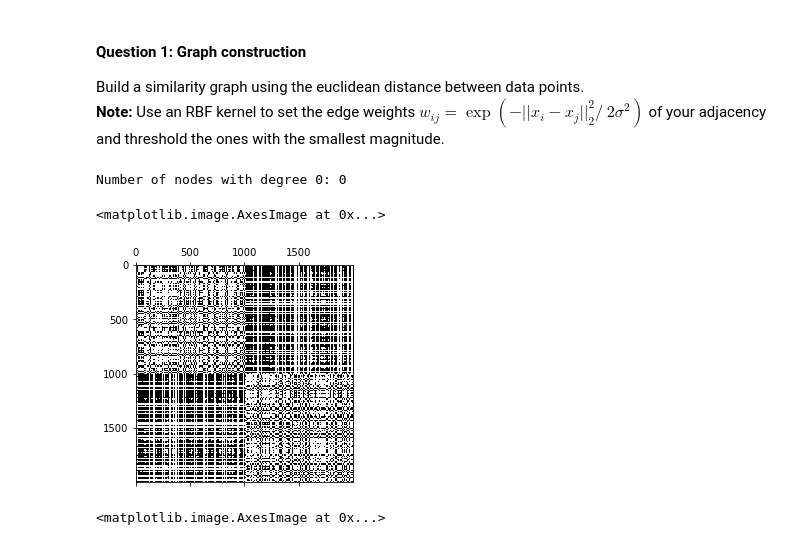
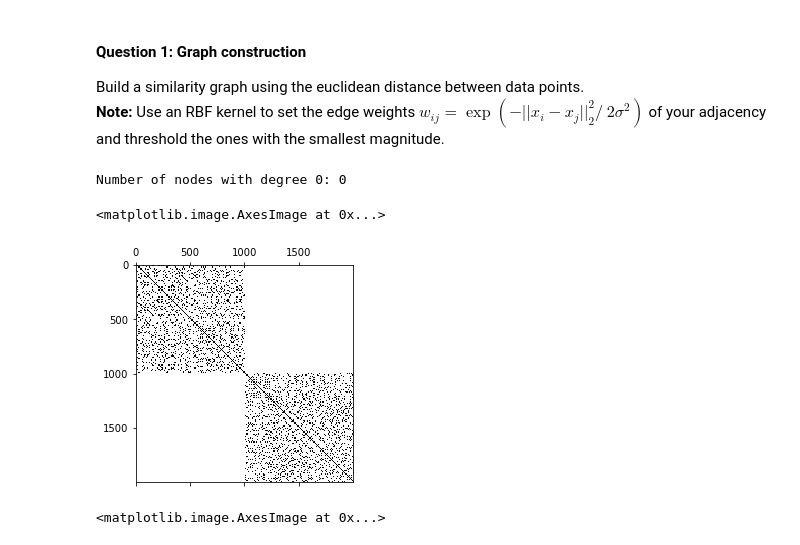
Before and after one commit to alielabridi/NTDS_2019, a Jupyter notebook: assignments/2_learning_with_graphs_tariq.ipynb, the cells around one changed output. Saved outputs shown, nothing was run; the diff lists cells and outputs as text; code cells hidden in the pictures.

```diff
--- a/assignments/2_learning_with_graphs_tariq.ipynb
+++ b/assignments/2_learning_with_graphs_tariq.ipynb
@@ -74,27 +74,24 @@ def epsilon_similarity_graph(X: np.ndarray, sigma, epsilon):
         Return:
         adjacency (n x n ndarray): adjacency matrix of the graph.
     """
-    dX = squareform(pdist(X, 'sqeuclidean')) # calculate squaredform squared euclidean matrix
-
+    #dX = squareform(pdist(X, 'sqeuclidean')) # calculate squaredform squared euclidean matrix
+    dX = squareform(pdist(X))**2
     K = np.exp(-dX / (2 * sigma**2)) # apply RBF kernel
 
-    K = 1 - K/epsilon # weighted: 0...1 -> unconnected...connected
-    K[(K < 0)] = 0
+    #K = 1 - K/epsilon # weighted: 0...1 -> unconnected...connected
+    #K[(K < 0)] = 0
+    K[K<=epsilon] = 0
     adjacency = K
-
-    #plt.hist(np.ma.masked_equal(K.flatten(),0))
-    #plt.show()
-
     return adjacency
 # %%
-adjacency = epsilon_similarity_graph(X, sigma=1, epsilon=.01)
+adjacency = epsilon_similarity_graph(X, sigma=0.5, epsilon=.4)
 print(f"Number of nodes with degree 0: {adjacency.shape[1] - np.count_nonzero(np.diag(np.sum(adjacency, axis=1)))}")
 plt.spy(adjacency)
 plt.show()
 # %% [output]
 Number of nodes with degree 0: 0
 <matplotlib.image.AxesImage at 0x...>
-[figure, old version]
+[figure, new version]
 # %%
 plt.spy(np.diag(np.sum(adjacency, axis=1)))
 print(np.count_nonzero(np.sum(adjacency, axis=1)))
```
Also changed, not shown: parts of 18 cells of this notebook.
